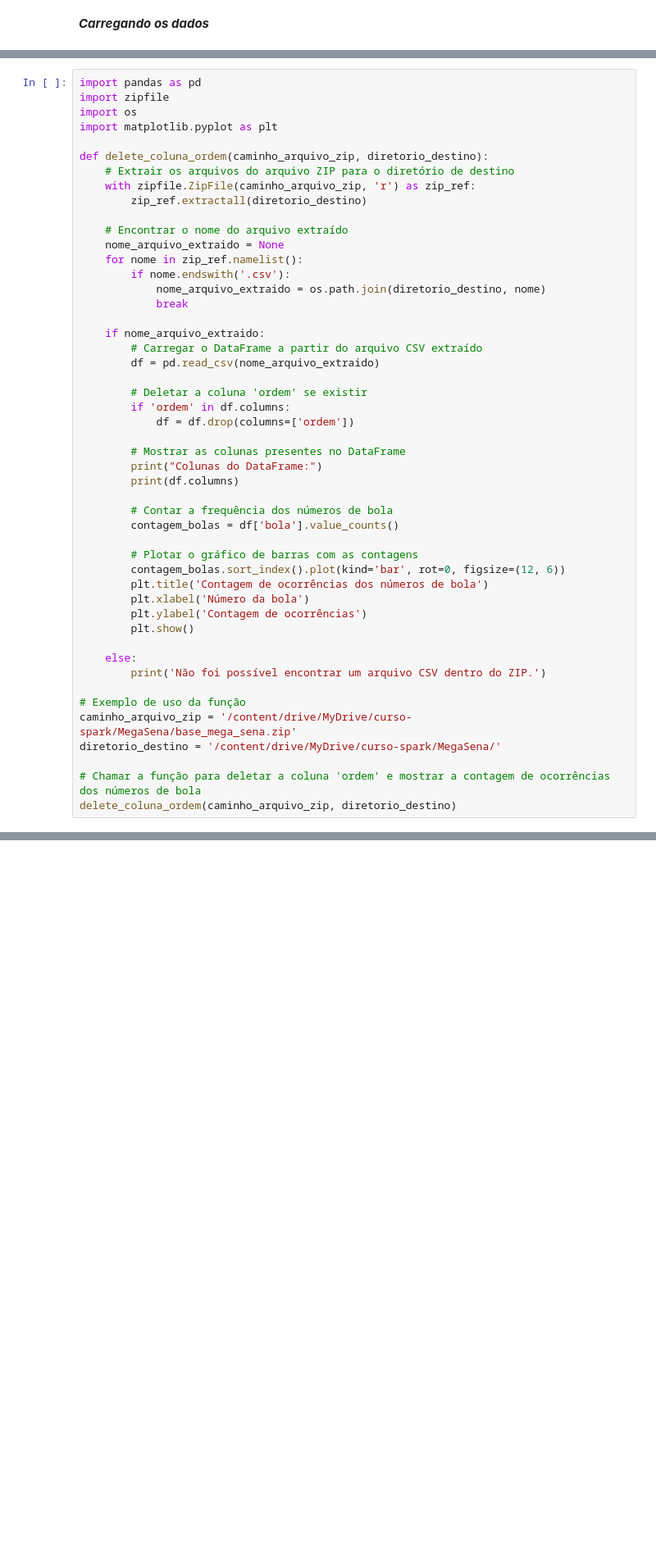
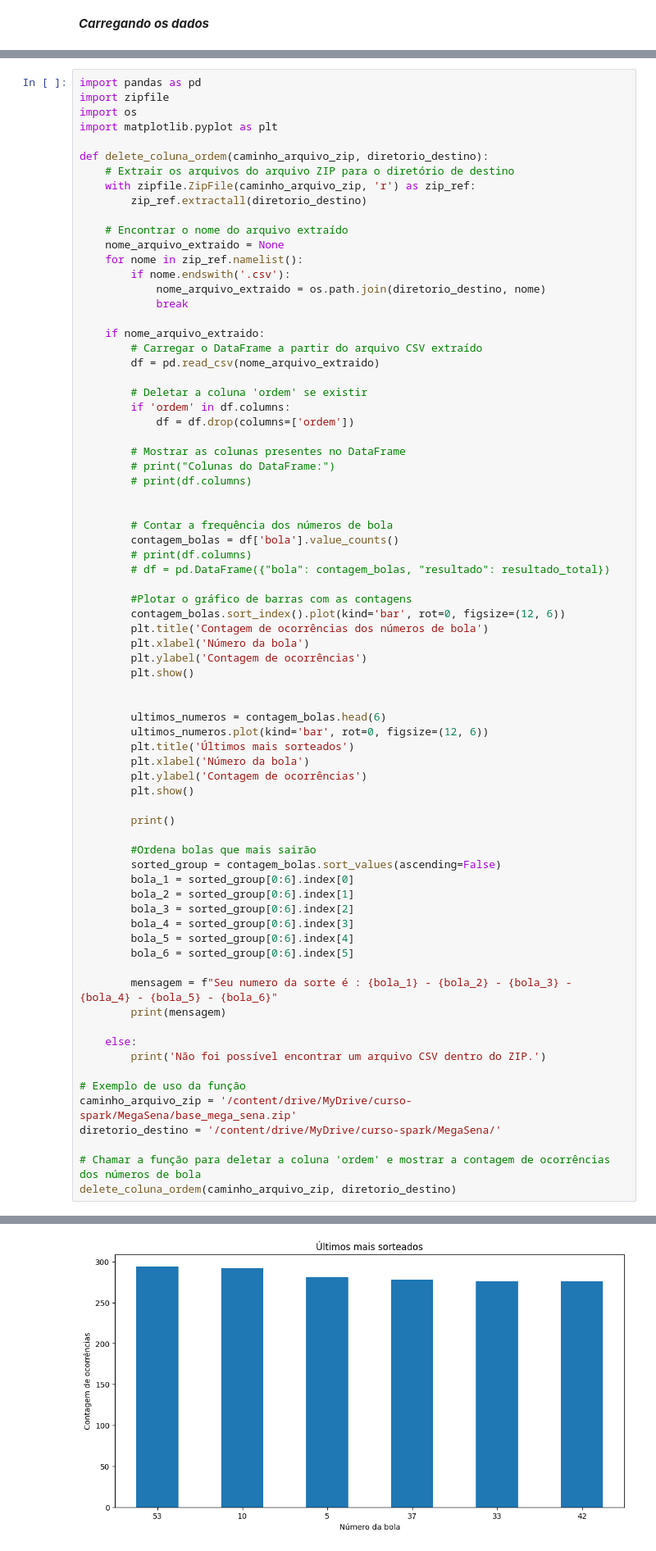
Before and after one commit to luisfeliphe66/Sorteios_mega_sena, a Jupyter notebook: Sorteios_mega_sena.ipynb, the cells around one changed output, grey strips where cells are left out. Shown at 82% size. Drawn from its saved outputs; the diff is of its cells as text; blank space fills up the shorter version.

```diff
--- a/Sorteios_mega_sena.ipynb
+++ b/Sorteios_mega_sena.ipynb
@@ -110,18 +111,43 @@ def delete_coluna_ordem(caminho_arquivo_zip, diretorio_destino):
             df = df.drop(columns=['ordem'])
 
         # Mostrar as colunas presentes no DataFrame
-        print("Colunas do DataFrame:")
-        print(df.columns)
+        # print("Colunas do DataFrame:")
+        # print(df.columns)
+
 
         # Contar a frequência dos números de bola
         contagem_bolas = df['bola'].value_counts()
+        # print(df.columns)
+        # df = pd.DataFrame({"bola": contagem_bolas, "resultado": resultado_total})
 
-        # Plotar o gráfico de barras com as contagens
+        #Plotar o gráfico de barras com as contagens
         contagem_bolas.sort_index().plot(kind='bar', rot=0, figsize=(12, 6))
         plt.title('Contagem de ocorrências dos números de bola')
         plt.xlabel('Número da bola')
         plt.ylabel('Contagem de ocorrências')
         plt.show()
+
+
+        ultimos_numeros = contagem_bolas.head(6)
+        ultimos_numeros.plot(kind='bar', rot=0, figsize=(12, 6))
+        plt.title('Últimos mais sorteados')
+        plt.xlabel('Número da bola')
+        plt.ylabel('Contagem de ocorrências')
+        plt.show()
+
+        print()
+
+        #Ordena bolas que mais sairão
+        sorted_group = contagem_bolas.sort_values(ascending=False)
+        bola_1 = sorted_group[0:6].index[0]
+        bola_2 = sorted_group[0:6].index[1]
+        bola_3 = sorted_group[0:6].index[2]
+        bola_4 = sorted_group[0:6].index[3]
+        bola_5 = sorted_group[0:6].index[4]
+        bola_6 = sorted_group[0:6].index[5]
+
+        mensagem = f"Seu numero da sorte é : {bola_1} - {bola_2} - {bola_3} - {bola_4} - {bola_5} - {bola_6}"
+        print(mensagem)
 
     else:
         print('Não foi possível encontrar um arquivo CSV dentro do ZIP.')
@@ -135,0 +163 @@ delete_coluna_ordem(caminho_arquivo_zip, diretorio_destino)
+[figure, added]
```
Also changed, not shown: parts of 3 cells of this notebook.
